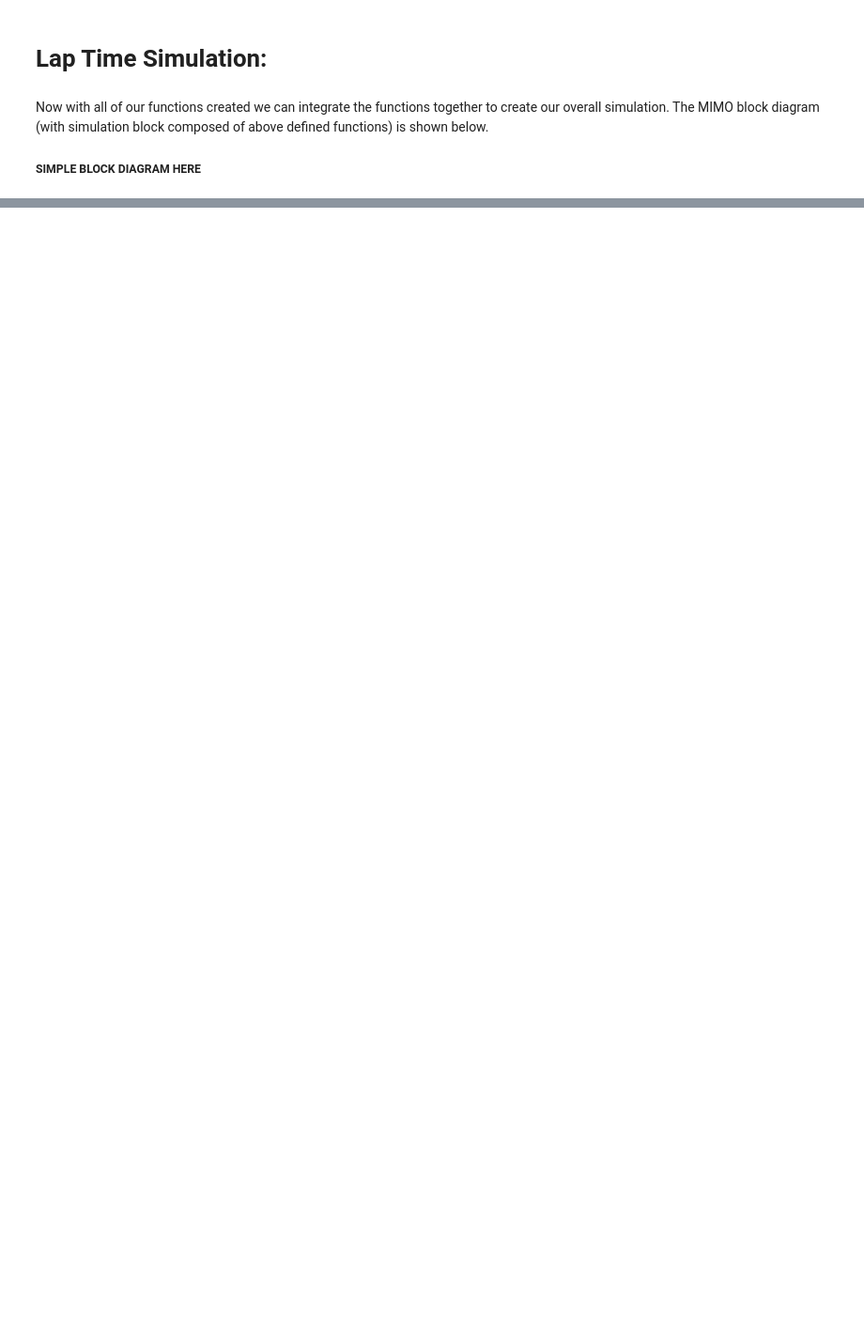
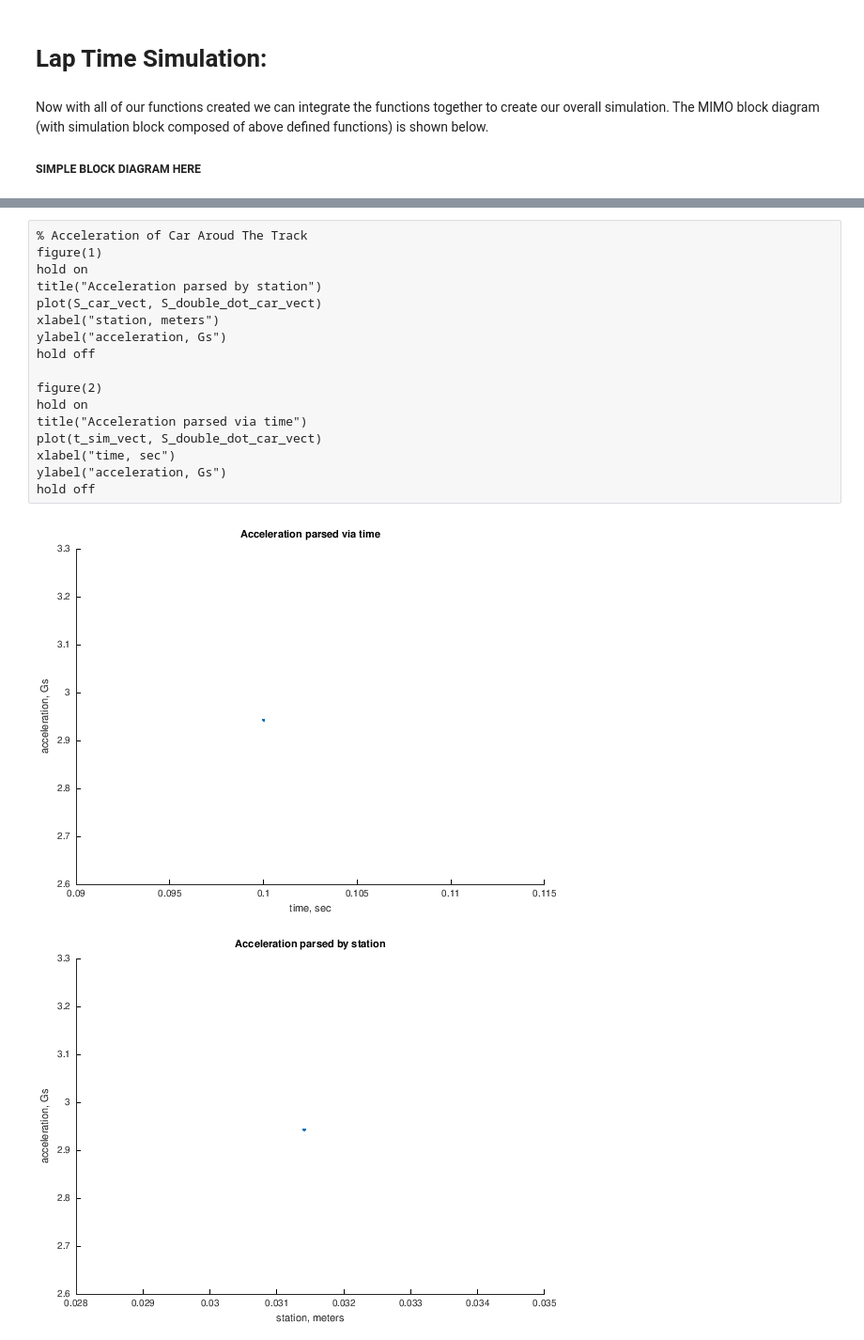
Before and after one commit to PostMatthew/Laptime_Simulation_ME391, a Jupyter notebook: ME391 -- Point Mass Racer.ipynb, the cells around one changed output, grey strips where cells are left out. Shown at 94% size. Saved outputs shown, nothing was run; the diff lists cells and outputs as text; blank space fills up the shorter version.

```diff
--- a/ME391 -- Point Mass Racer.ipynb
+++ b/ME391 -- Point Mass Racer.ipynb
@@ -409,0 +1047,20 @@ t_sim =  36.400
+# %%
+% Acceleration of Car Aroud The Track
+figure(1)
+hold on
+title("Acceleration parsed by station")
+plot(S_car_vect, S_double_dot_car_vect)
+xlabel("station, meters")
+ylabel("acceleration, Gs")
+hold off
+
+figure(2)
+hold on
+title("Acceleration parsed via time")
+plot(t_sim_vect, S_double_dot_car_vect)
+xlabel("time, sec")
+ylabel("acceleration, Gs")
+hold off
+# %% [output]
+[figure, added]
+[figure, added]
```
Also changed, not shown: parts of 58 cells of this notebook.
